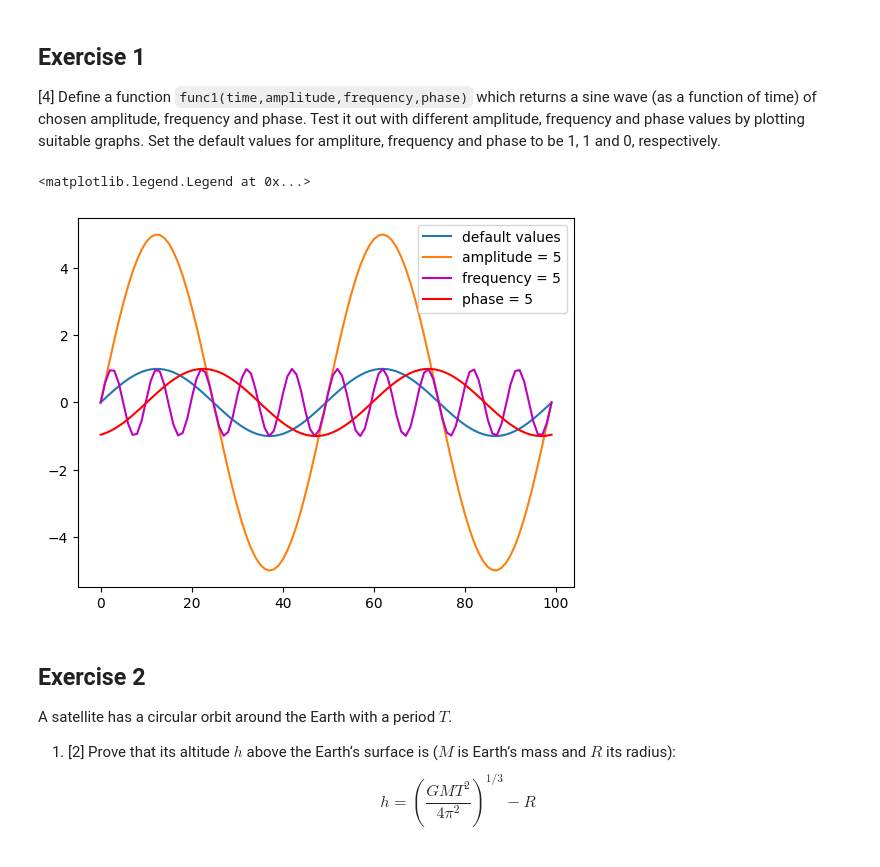
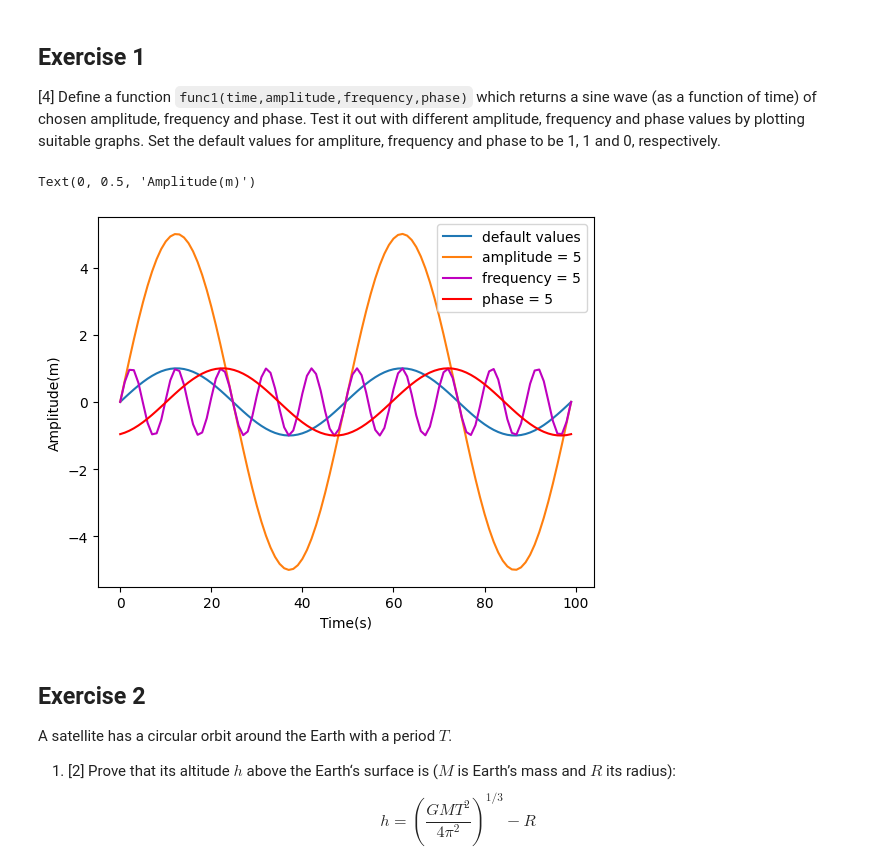
Before and after one commit to PX2145-2025/week-2-b-Jones-CameronR, a Jupyter notebook: Functions.ipynb, the cells around one changed output. Saved outputs shown, nothing was run; the diff lists cells and outputs as text; code cells hidden in the pictures.

```diff
--- a/Functions.ipynb
+++ b/Functions.ipynb
@@ -277,17 +277,19 @@ Use the `anglesutils` module you just created to plot that function from $t=0\,\
 # %%
 from numpy import *
 from matplotlib.pyplot import *
 time = linspace(-1,1,100)
 def func1(time,amplitude=1,frequency=1,phase=0):
   return amplitude*sin(2*pi*frequency*time+phase)
 plot(func1(time,amplitude=1,frequency=1,phase=0), label = "default values")
 plot(func1(time,amplitude=5,frequency=1,phase=0), label = "amplitude = 5")
 plot(func1(time,amplitude=1,frequency=5,phase=0), "m", label = "frequency = 5")
 plot(func1(time,amplitude=1,frequency=1,phase=5),"r", label = "phase = 5")
 legend()
+xlabel("Time(s)")
+ylabel("Amplitude(m)")
 # %% [output]
-<matplotlib.legend.Legend at 0x...>
+Text(0, 0.5, 'Amplitude(m)')
-[figure, old version]
+[figure, new version]
 # %% [markdown]
 ## Exercise 2
 
```
